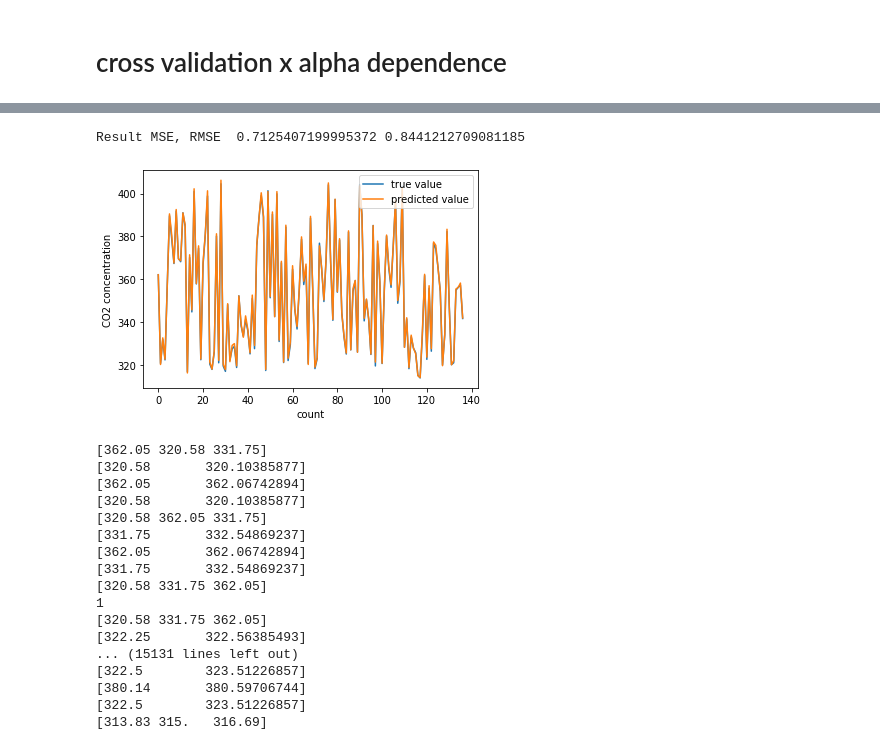
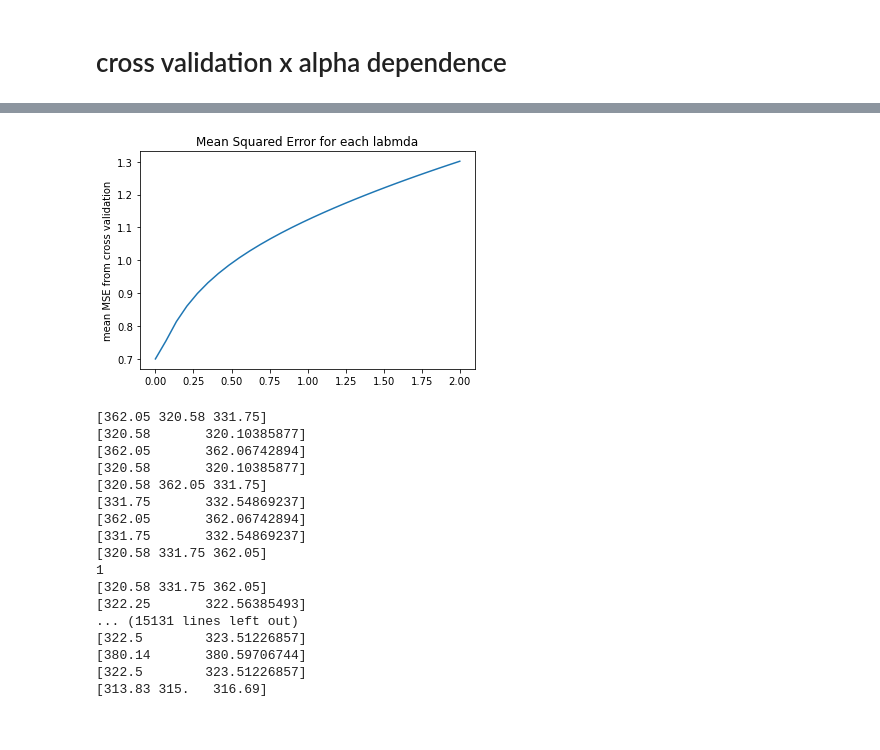
Before and after one commit to MunjungKim/ridge_regression, a Jupyter notebook: Final_version.ipynb, the cells around one changed output, grey strips where cells are left out. Saved outputs shown, nothing was run; the diff lists cells and outputs as text; code cells hidden in the pictures.

```diff
--- a/Final_version.ipynb
+++ b/Final_version.ipynb
@@ -245,7 +253,7 @@ def cross_validation(c_x,c_y,alpha):
         X_std = np.std(c_x[train],axis=0)
         X_mean = np.mean(c_x[train],axis=0)
 
-        beta_ridge, beta_0 = Ridge.solve(X_norm, c_y[train],0.1)
+        beta_ridge, beta_0 = Ridge.solve(X_norm, c_y[train],alpha)
         #test data
 
         # test
@@ -303,23 +274,10 @@ print(beta_0)
-# %%
-# test
-test_std = standard(X_test)
-Y_pred = np.matmul(test_std, beta_ridge)+beta_0
-
-mse = mean_squared_error(Y_test, Y_pred)
-print("Result MSE, RMSE ",mse, np.sqrt(mse))
-# %% [output]
-Result MSE, RMSE  0.7125407199995372 0.8441212709081185
-# %%
-count = np.array(range(Y_test.shape[0]))
-
-plt.plot(count, Y_test, label='true value')
-plt.xlabel('count')
-plt.ylabel('CO2 concentration')
-plt.plot(count, Y_pred, label='predicted value')
-plt.legend()
-plt.show()
-# %% [output]
-[figure, removed]
+# %%
+plt.plot(alpha_list,mean_mse_l)
+plt.title('Mean Squared Error for each labmda')
+plt.ylabel('mean MSE from cross validation')
+plt.show()
+# %% [output]
+[figure, added]
 # %%
 Y = np.hstack([Y_test, Y_pred])
 n = Y_test.shape[0]
```
Also changed, not shown: parts of 5 cells of this notebook.
